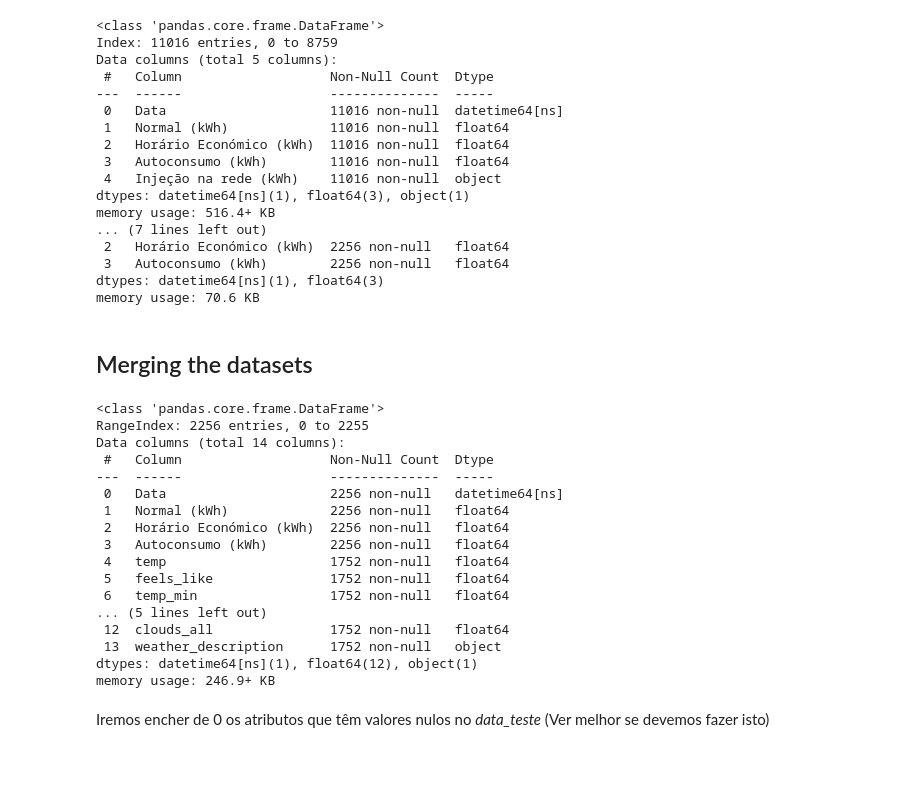
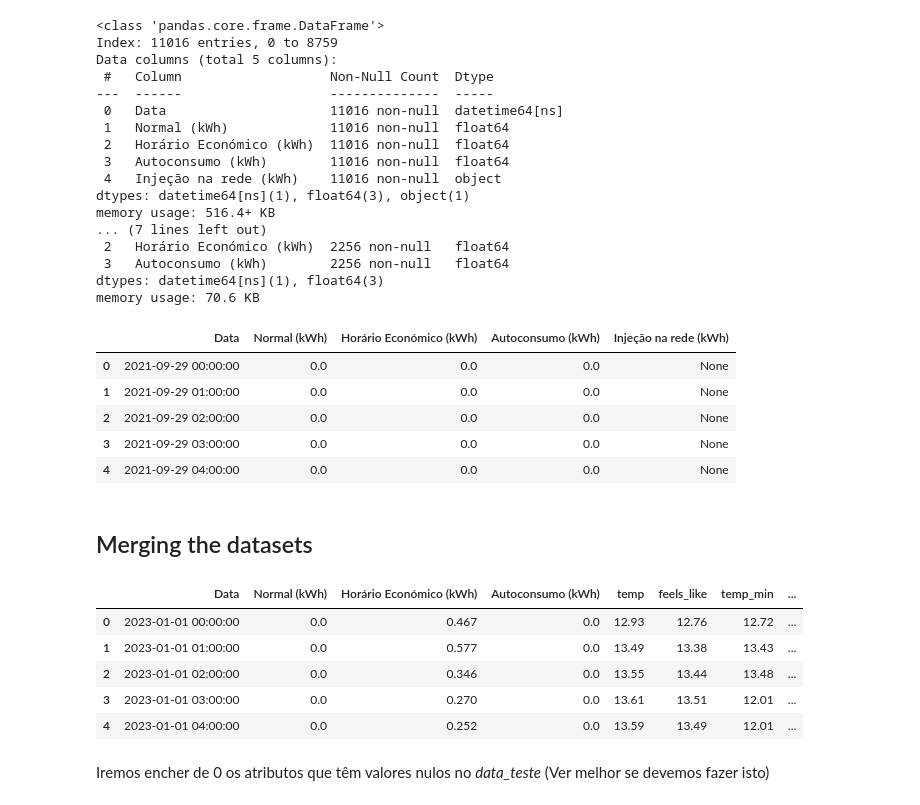
Before and after one commit to orlandopalmeira/Trabalho-DAA-2023-2024, a Jupyter notebook: Tarefa_2/tarefa_2.ipynb, the cells around one changed output. Cells and saved outputs as stored; diff of their text form; code cells hidden in the pictures; blank space fills up the shorter version.

```diff
--- a/Tarefa_2/tarefa_2.ipynb
+++ b/Tarefa_2/tarefa_2.ipynb
@@ -362,6 +365,16 @@ memory usage: 516.4+ KB
  3   Autoconsumo (kWh)        2256 non-null   float64
 dtypes: datetime64[ns](1), float64(3)
 memory usage: 70.6 KB
+# %%
+energia_treino.head()
+# energia_teste.head()
+# %% [output]
+|  | Data | Normal (kWh) | Horário Económico (kWh) | Autoconsumo (kWh) | Injeção na rede (kWh) |
+| 0 | 2021-09-29 00:00:00 | 0.0 | 0.0 | 0.0 | None |
+| 1 | 2021-09-29 01:00:00 | 0.0 | 0.0 | 0.0 | None |
+| 2 | 2021-09-29 02:00:00 | 0.0 | 0.0 | 0.0 | None |
+| 3 | 2021-09-29 03:00:00 | 0.0 | 0.0 | 0.0 | None |
+| 4 | 2021-09-29 04:00:00 | 0.0 | 0.0 | 0.0 | None |
 # %% [markdown]
 ## Merging the datasets
 # %%
@@ -374,28 +387,17 @@ data_treino = pd.merge(energia_treino, meteo_treino, on='Data', how='left')
 data_teste = pd.merge(energia_teste, meteo_teste, on='Data', how='left')
 # %%
 # data_treino.head()
-# data_teste.head()
+data_teste.head()
 
 # data_treino.info()
-data_teste.info()
+# data_teste.info()
 # %% [output]
-<class 'pandas.core.frame.DataFrame'>
-RangeIndex: 2256 entries, 0 to 2255
-Data columns (total 14 columns):
- #   Column                   Non-Null Count  Dtype
----  ------                   --------------  -----
- 0   Data                     2256 non-null   datetime64[ns]
- 1   Normal (kWh)             2256 non-null   float64
- 2   Horário Económico (kWh)  2256 non-null   float64
- 3   Autoconsumo (kWh)        2256 non-null   float64
- 4   temp                     1752 non-null   float64
- 5   feels_like               1752 non-null   float64
- 6   temp_min                 1752 non-null   float64
-... (5 lines left out)
- 12  clouds_all               1752 non-null   float64
- 13  weather_description      1752 non-null   object
-dtypes: datetime64[ns](1), float64(12), object(1)
-memory usage: 246.9+ KB
+|  | Data | Normal (kWh) | Horário Económico (kWh) | Autoconsumo (kWh) | temp | feels_like | temp_min | ... |
+| 0 | 2023-01-01 00:00:00 | 0.0 | 0.467 | 0.0 | 12.93 | 12.76 | 12.72 | ... |
+| 1 | 2023-01-01 01:00:00 | 0.0 | 0.577 | 0.0 | 13.49 | 13.38 | 13.43 | ... |
+| 2 | 2023-01-01 02:00:00 | 0.0 | 0.346 | 0.0 | 13.55 | 13.44 | 13.48 | ... |
+| 3 | 2023-01-01 03:00:00 | 0.0 | 0.270 | 0.0 | 13.61 | 13.51 | 12.01 | ... |
+| 4 | 2023-01-01 04:00:00 | 0.0 | 0.252 | 0.0 | 13.59 | 13.49 | 12.01 | ... |
 # %% [markdown]
 Iremos encher de 0 os atributos que têm valores nulos no *data_teste* (Ver melhor se devemos fazer isto)
 # %%
```
Also changed, not shown: parts of 9 cells of this notebook.
